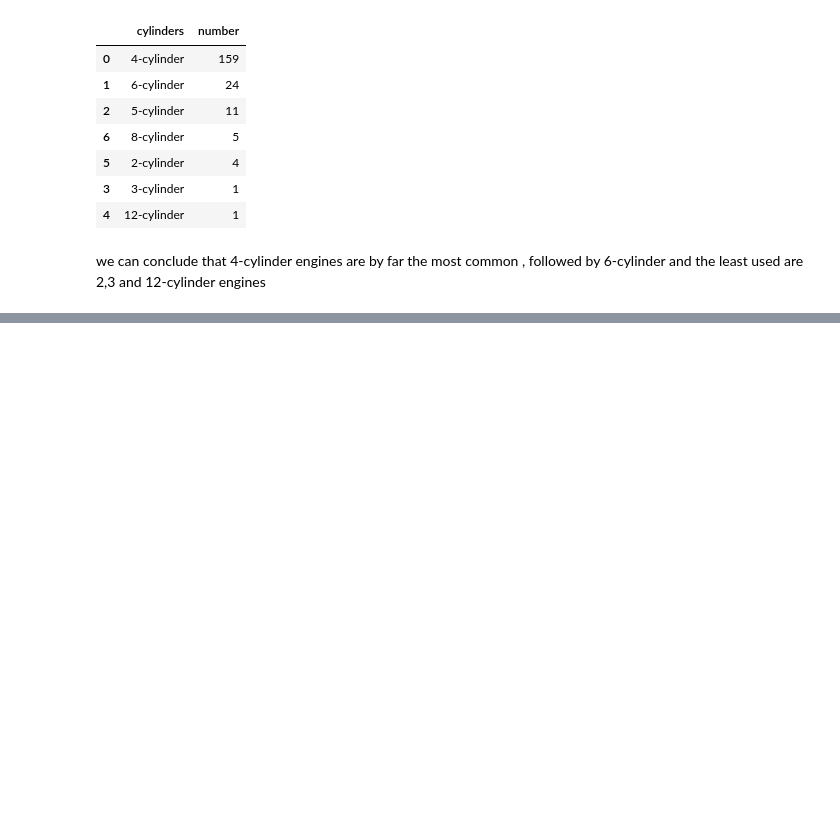
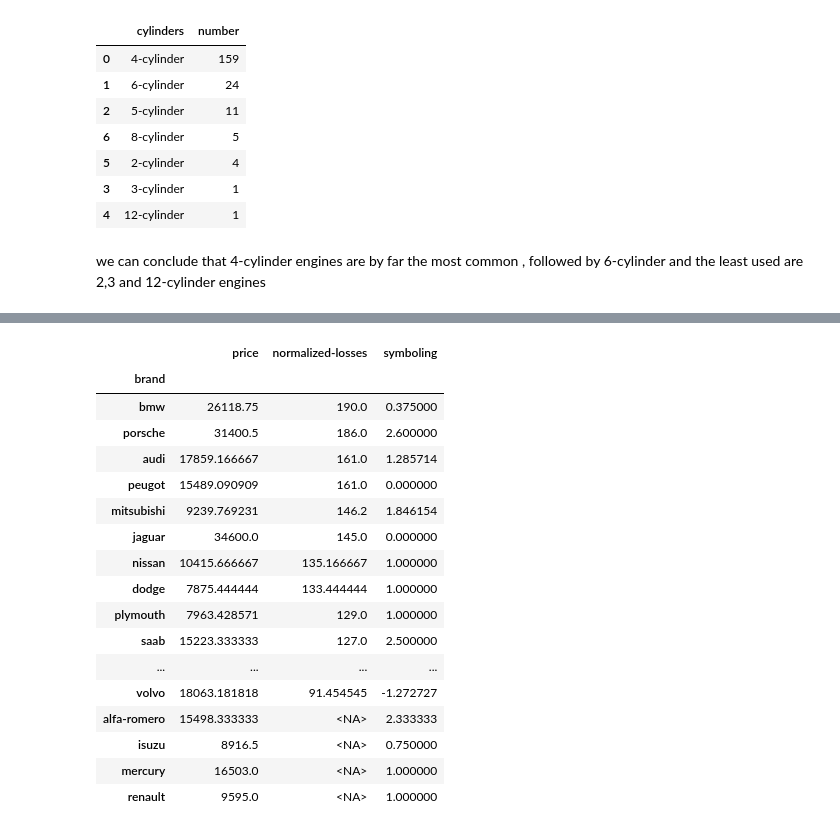
Before and after one commit to kasuleBS/automobile_analysis, a Jupyter notebook: analysis_file.ipynb, the cells around one changed output, grey strips where cells are left out. Drawn from its saved outputs; the diff is of its cells as text; code cells hidden in the pictures; blank space fills up the shorter version.

```diff
--- a/analysis_file.ipynb
+++ b/analysis_file.ipynb
@@ -767,0 +934,21 @@ we can conclude that 4-cylinder engines are by far the most common , followed by
+# %%
+brands_df.sort_values('normalized-losses',ascending=False)
+# %% [output]
+|  | price | normalized-losses | symboling |
+| brand |  |  |  |
+| bmw | 26118.75 | 190.0 | 0.375000 |
+| porsche | 31400.5 | 186.0 | 2.600000 |
+| audi | 17859.166667 | 161.0 | 1.285714 |
+| peugot | 15489.090909 | 161.0 | 0.000000 |
+| mitsubishi | 9239.769231 | 146.2 | 1.846154 |
+| jaguar | 34600.0 | 145.0 | 0.000000 |
+| nissan | 10415.666667 | 135.166667 | 1.000000 |
+| dodge | 7875.444444 | 133.444444 | 1.000000 |
+| plymouth | 7963.428571 | 129.0 | 1.000000 |
+| saab | 15223.333333 | 127.0 | 2.500000 |
+| ... | ... | ... | ... |
+| volvo | 18063.181818 | 91.454545 | -1.272727 |
+| alfa-romero | 15498.333333 | <NA> | 2.333333 |
+| isuzu | 8916.5 | <NA> | 0.750000 |
+| mercury | 16503.0 | <NA> | 1.000000 |
+| renault | 9595.0 | <NA> | 1.000000 |
```
Also changed, not shown: parts of 38 cells of this notebook, 2 other files.
